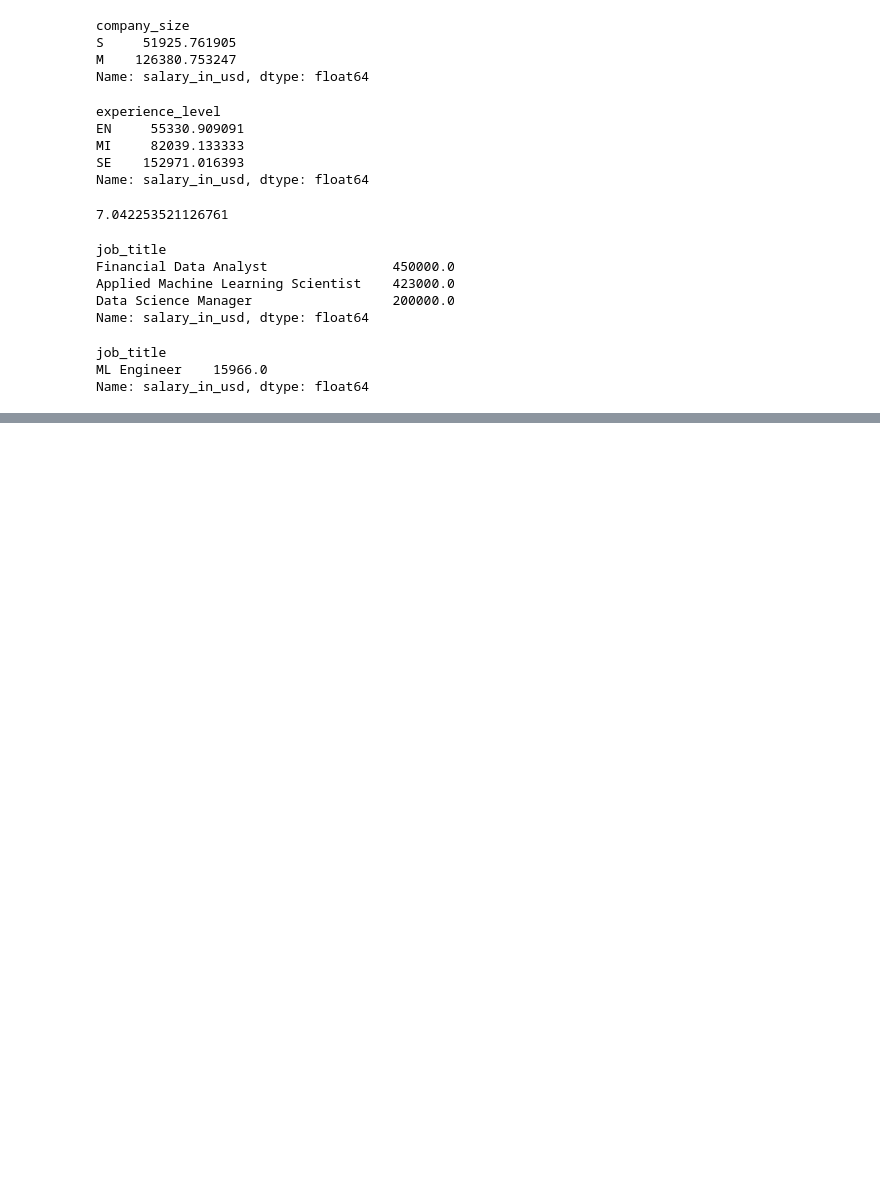
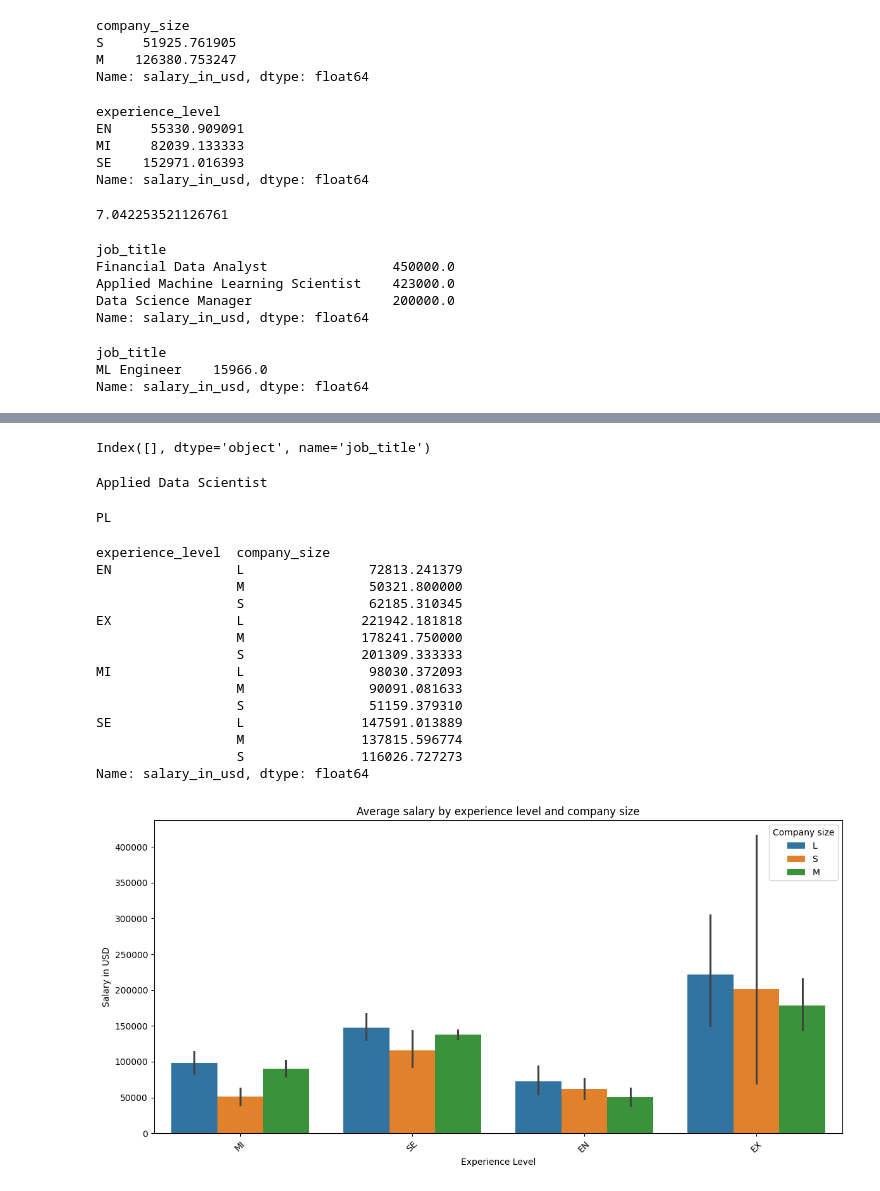
Before and after one commit to nhnloc/VietAI-x-CoderSchool, a Jupyter notebook: Week5/Week5_HW4.ipynb, the cells around one changed output, grey strips where cells are left out. Drawn from its saved outputs; the diff is of its cells as text; code cells hidden in the pictures; blank space fills up the shorter version.

```diff
--- a/Week5/Week5_HW4.ipynb
+++ b/Week5/Week5_HW4.ipynb
@@ -86,0 +106,70 @@ Name: salary_in_usd, dtype: float64
+# %%
+# Task 10
+mean_salary_by_job_level = df.groupby(['job_title', 'experience_level'])['salary_in_usd'].mean().reset_index()
+mean_salary_by_job_level["rank"] = mean_salary_by_job_level.groupby('experience_level')['salary_in_usd'].rank(ascending=False)
+top_5_jobs = mean_salary_by_job_level[mean_salary_by_job_level["rank"] <= 5]
+job_title_counts = top_5_jobs['job_title'].value_counts()
+
+all_levels = df['experience_level'].nunique()
+consistent_top_jobs = job_title_counts[job_title_counts == all_levels].index
+print(consistent_top_jobs)
+# Không có job nào nằm trong top 5 ở tất cả các level
+# %% [output]
+Index([], dtype='object', name='job_title')
+# %%
+# Task 11
+company_s_m = df[(df['company_size'] == 'S') | (df['company_size'] == 'M')]
+
+en_data = company_s_m[(company_s_m["experience_level"] == "EN")]
+ex_data = company_s_m[(company_s_m["experience_level"] == "EX")]
+
+mean_se_data = se_data.groupby("job_title")["salary_in_usd"].mean()
+mean_mi_data = mi_data.groupby("job_title")["salary_in_usd"].mean()
+
+
+difference = abs(mean_se_data - mean_mi_data)
+
+print(difference.idxmax())
+# %% [output]
+Applied Data Scientist
+# %%
+# Task 12
+foreign_employee = df[df["employee_residence"] != df["company_location"]]
+mean_salary_by_country = foreign_employee.groupby('company_location')['salary_in_usd'].mean()
+print(mean_salary_by_country.idxmax())
+# %% [output]
+PL
+# %%
+# Task 13
+import matplotlib.pyplot as plt
+import seaborn as sns
+
+mean_salary_by_experience = df.groupby(['experience_level', 'company_size'])['salary_in_usd'].mean()
+print(mean_salary_by_experience)
+plt.figure(figsize=(12, 6))
+sns.barplot(x='experience_level', y='salary_in_usd', hue='company_size', data=df)
+plt.title('Average salary by experience level and company size')
+plt.ylabel('Salary in USD')
+plt.xlabel('Experience Level')
+plt.legend(title='Company size')
+plt.xticks(rotation=45)
+plt.tight_layout()
+plt.show()
+
+# Khẳng định này đúng với experience level MI và SE. Với EN và EX thì công ty quy mô S có lương trung bình cao hơn công ty quy mô M
+# %% [output]
+experience_level  company_size
+EN                L                72813.241379
+                  M                50321.800000
+                  S                62185.310345
+EX                L               221942.181818
+                  M               178241.750000
+                  S               201309.333333
+MI                L                98030.372093
+                  M                90091.081633
+                  S                51159.379310
+SE                L               147591.013889
+                  M               137815.596774
+                  S               116026.727273
+Name: salary_in_usd, dtype: float64
+[figure, added]
```
Also changed, not shown: parts of 7 cells of this notebook.
